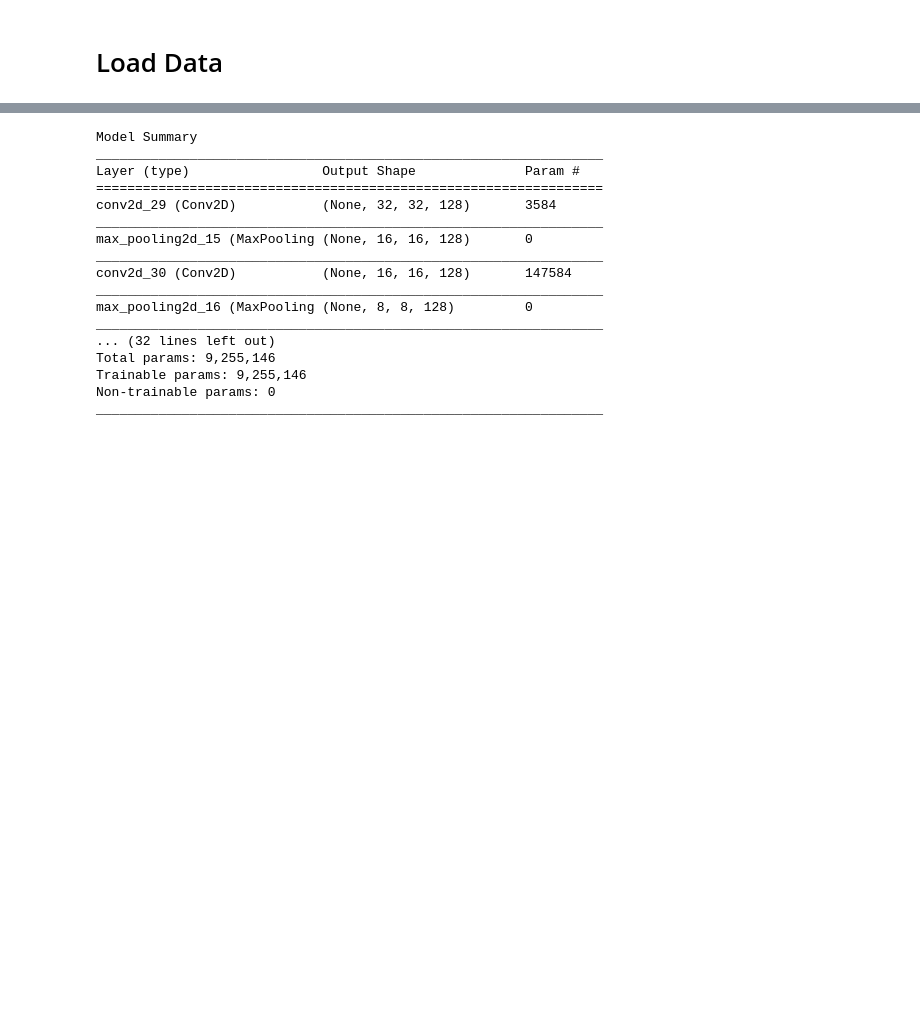
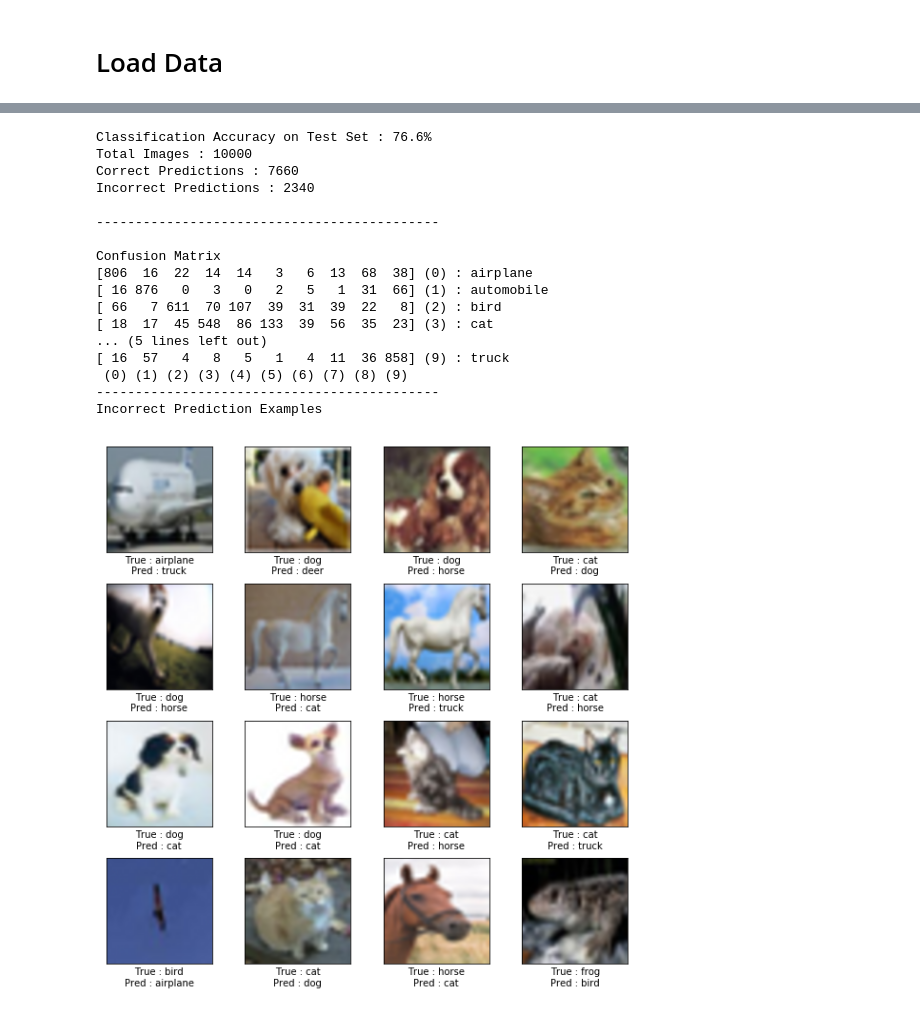
Before and after one commit to Prateekj2903/Cifar10-CNN, a Jupyter notebook: Cifar10.ipynb, the cells around one changed output, grey strips where cells are left out. Saved outputs shown, nothing was run; the diff lists cells and outputs as text; code cells hidden in the pictures; blank space fills up the shorter version.

```diff
--- a/Cifar10.ipynb
+++ b/Cifar10.ipynb
@@ -211,3 +269,0 @@ model.metrics_names
-# %%
-epochs = 50
-model=cnn_model(train_data, test_data, epochs=epochs)
@@ -262,56 +281,21 @@ Overwriting Previously Saved Model
-# %%
-model = Sequential()
-
-conv1 = model.add(Conv2D(filters=128, kernel_size=(3, 3), input_shape = (length, breadth, depth),\
-                         padding='same' ,activation='relu'))
-model.add(MaxPooling2D(pool_size=(2, 2)))
-conv2 = model.add(Conv2D(filters=128, kernel_size=(3, 3), padding='same' ,activation='relu'))
-model.add(MaxPooling2D(pool_size=(2, 2)))
-model.add(Dropout(0.25))
-
-conv3 = model.add(Conv2D(filters=64, kernel_size=(3, 3), padding='same' ,activation='relu'))
-model.add(MaxPooling2D(pool_size=(2, 2)))
-conv4 = model.add(Conv2D(filters=64, kernel_size=(3, 3), padding='same' ,activation='relu'))
-#     max4 = model.add(MaxPooling2D(pool_size=(2, 2)))
-model.add(Dropout(0.25))
-
-# conv5 = model.add(Conv2D(filters=32, kernel_size=(3, 3), padding='same' ,activation='relu'))
-# max5 = model.add(MaxPooling2D(pool_size=(2, 2)))
-# conv6 = model.add(Conv2D(filters=32, kernel_size=(3, 3), padding='same' ,activation='relu'))
-#     max6 = model.add(MaxPooling2D(pool_size=(2, 2)))
-
-model.add(Flatten())
-dense1 = model.add(Dense(units=2304, activation='relu'))
-# model.add(Dropout(0.5))
-dense2 = model.add(Dense(units=1024, activation='relu'))
-model.add(Reshape((32, 32, 1)))
-
-conv5 = model.add(Conv2D(filters=32, kernel_size=(3, 3), padding='same' ,activation='relu'))
-model.add(MaxPooling2D(pool_size=(2, 2)))
-conv6 = model.add(Conv2D(filters=32, kernel_size=(3, 3), padding='same' ,activation='relu'))
-
-model.add(Flatten())
-dense3 = model.add(Dense(units=512, activation='relu'))
-dense4 = model.add(Dense(units=128, activation='relu'))
-dense5 = model.add(Dense(units=no_of_classes, activation='softmax'))
-# print("Model Created in {}\n".format(time.time()-start))
-print("Model Summary")
-model.summary()
-# %% [output]
-Model Summary
-_________________________________________________________________
-Layer (type)                 Output Shape              Param #
-=================================================================
-conv2d_29 (Conv2D)           (None, 32, 32, 128)       3584
-_________________________________________________________________
-max_pooling2d_15 (MaxPooling (None, 16, 16, 128)       0
-_________________________________________________________________
-conv2d_30 (Conv2D)           (None, 16, 16, 128)       147584
-_________________________________________________________________
-max_pooling2d_16 (MaxPooling (None, 8, 8, 128)         0
-_________________________________________________________________
-... (32 lines left out)
-Total params: 9,255,146
-Trainable params: 9,255,146
-Non-trainable params: 0
-_________________________________________________________________
+# %%
+test_accuracy(model, test_data, show_confusion_matrix = True, show_example_errors = True)
+# %% [output]
+Classification Accuracy on Test Set : 76.6%
+Total Images : 10000
+Correct Predictions : 7660
+Incorrect Predictions : 2340
+
+--------------------------------------------
+
+Confusion Matrix
+[806  16  22  14  14   3   6  13  68  38] (0) : airplane
+[ 16 876   0   3   0   2   5   1  31  66] (1) : automobile
+[ 66   7 611  70 107  39  31  39  22   8] (2) : bird
+[ 18  17  45 548  86 133  39  56  35  23] (3) : cat
+... (5 lines left out)
+[ 16  57   4   8   5   1   4  11  36 858] (9) : truck
+ (0) (1) (2) (3) (4) (5) (6) (7) (8) (9)
+--------------------------------------------
+Incorrect Prediction Examples
+[figure, added]
```
Also changed, not shown: parts of 44 cells of this notebook, 5 other files.
